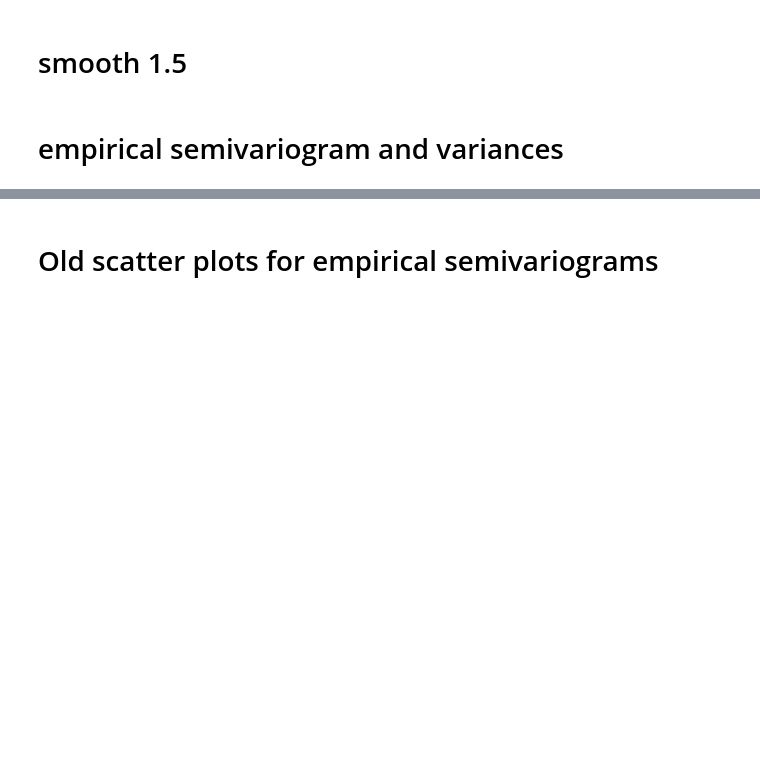
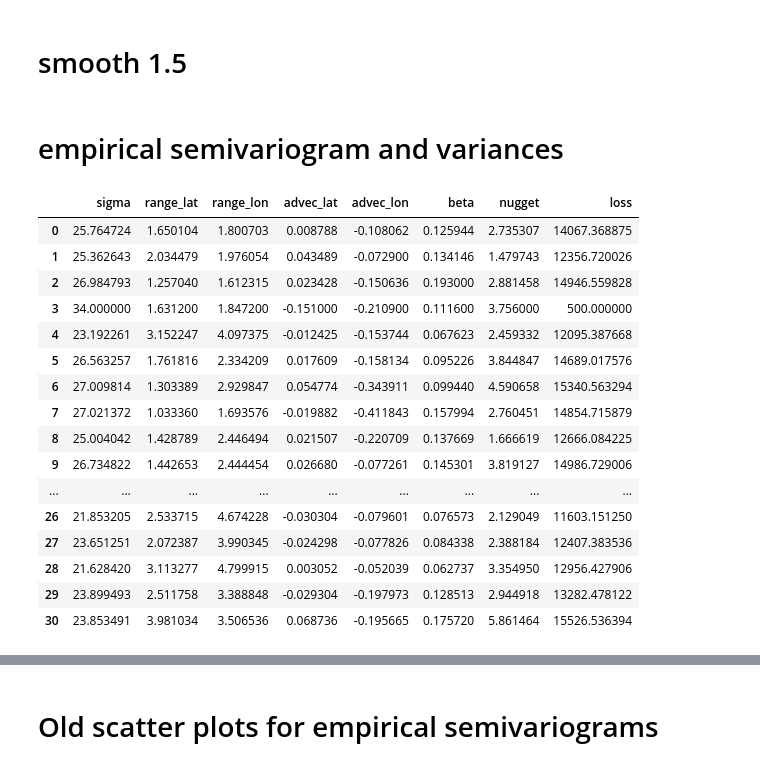
Before and after one commit to cl20813/GEMS_TCO, a Jupyter notebook: GEMS_TCO_EDA/semivariograms/amarel_directional_sem.ipynb, the cells around one changed output, grey strips where cells are left out. Saved outputs shown, nothing was run; the diff lists cells and outputs as text; code cells hidden in the pictures; blank space fills up the shorter version.

```diff
--- a/GEMS_TCO_EDA/semivariograms/amarel_directional_sem.ipynb
+++ b/GEMS_TCO_EDA/semivariograms/amarel_directional_sem.ipynb
@@ -162,9 +162,9 @@ print(df_full_v05.iloc[[12,0,3,17],:])
 dayss = [[1,2,3,4], [5,6,7,8], [9,10,11,12], [13,14,15,16], [17,18,19,20], [21,22,23,24], [25,26,27,28], [29,30,31]]
 x_values = np.concatenate((np.linspace(-2, -0.2, 10), [-0.1, 0, 0.1], np.linspace(0.2, 2, 10)))
 
-df_full_v05.iloc[12] = np.array( [23.6612, 2.0480, 3.4932, -0.1295, 0.073617, 0.1368 ,1.3674, 500 ]  )
-df_full_v05.iloc[3] = np.array( [34, 1.6312, 1.8472, -0.151, -0.2109, 0.1116, 3.756, 500 ]  )
-df_full_v05.iloc[17] = np.array( [ 12.2105, 1.3797, 3.6176, -0.0782, -0.1090, 0.1228, 2.77,500 ]  )
+# df_full_v05.iloc[12] = np.array( [23.6612, 2.0480, 3.4932, -0.1295, 0.073617, 0.1368 ,1.3674, 500 ]  )
+# df_full_v05.iloc[3] = np.array( [34, 1.6312, 1.8472, -0.151, -0.2109, 0.1116, 3.756, 500 ]  )
+# df_full_v05.iloc[17] = np.array( [ 12.2105, 1.3797, 3.6176, -0.0782, -0.1090, 0.1228, 2.77,500 ]  )
 dayss = [[13,1,4,18]]
 
 for days in dayss:
@@ -249,3 +249,23 @@ for days in dayss:
 # smooth 1.5
 # %% [markdown]
 # empirical semivariogram and variances
+# %%
+df_full_v05
+# %% [output]
+|  | sigma | range_lat | range_lon | advec_lat | advec_lon | beta | nugget | loss |
+| 0 | 25.764724 | 1.650104 | 1.800703 | 0.008788 | -0.108062 | 0.125944 | 2.735307 | 14067.368875 |
+| 1 | 25.362643 | 2.034479 | 1.976054 | 0.043489 | -0.072900 | 0.134146 | 1.479743 | 12356.720026 |
+| 2 | 26.984793 | 1.257040 | 1.612315 | 0.023428 | -0.150636 | 0.193000 | 2.881458 | 14946.559828 |
+| 3 | 34.000000 | 1.631200 | 1.847200 | -0.151000 | -0.210900 | 0.111600 | 3.756000 | 500.000000 |
+| 4 | 23.192261 | 3.152247 | 4.097375 | -0.012425 | -0.153744 | 0.067623 | 2.459332 | 12095.387668 |
+| 5 | 26.563257 | 1.761816 | 2.334209 | 0.017609 | -0.158134 | 0.095226 | 3.844847 | 14689.017576 |
+| 6 | 27.009814 | 1.303389 | 2.929847 | 0.054774 | -0.343911 | 0.099440 | 4.590658 | 15340.563294 |
+| 7 | 27.021372 | 1.033360 | 1.693576 | -0.019882 | -0.411843 | 0.157994 | 2.760451 | 14854.715879 |
+| 8 | 25.004042 | 1.428789 | 2.446494 | 0.021507 | -0.220709 | 0.137669 | 1.666619 | 12666.084225 |
+| 9 | 26.734822 | 1.442653 | 2.444454 | 0.026680 | -0.077261 | 0.145301 | 3.819127 | 14986.729006 |
+| ... | ... | ... | ... | ... | ... | ... | ... | ... |
+| 26 | 21.853205 | 2.533715 | 4.674228 | -0.030304 | -0.079601 | 0.076573 | 2.129049 | 11603.151250 |
+| 27 | 23.651251 | 2.072387 | 3.990345 | -0.024298 | -0.077826 | 0.084338 | 2.388184 | 12407.383536 |
+| 28 | 21.628420 | 3.113277 | 4.799915 | 0.003052 | -0.052039 | 0.062737 | 3.354950 | 12956.427906 |
+| 29 | 23.899493 | 2.511758 | 3.388848 | -0.029304 | -0.197973 | 0.128513 | 2.944918 | 13282.478122 |
+| 30 | 23.853491 | 3.981034 | 3.506536 | 0.068736 | -0.195665 | 0.175720 | 5.861464 | 15526.536394 |
```
Also changed, not shown: parts of 3 cells of this notebook, 2 other files.
